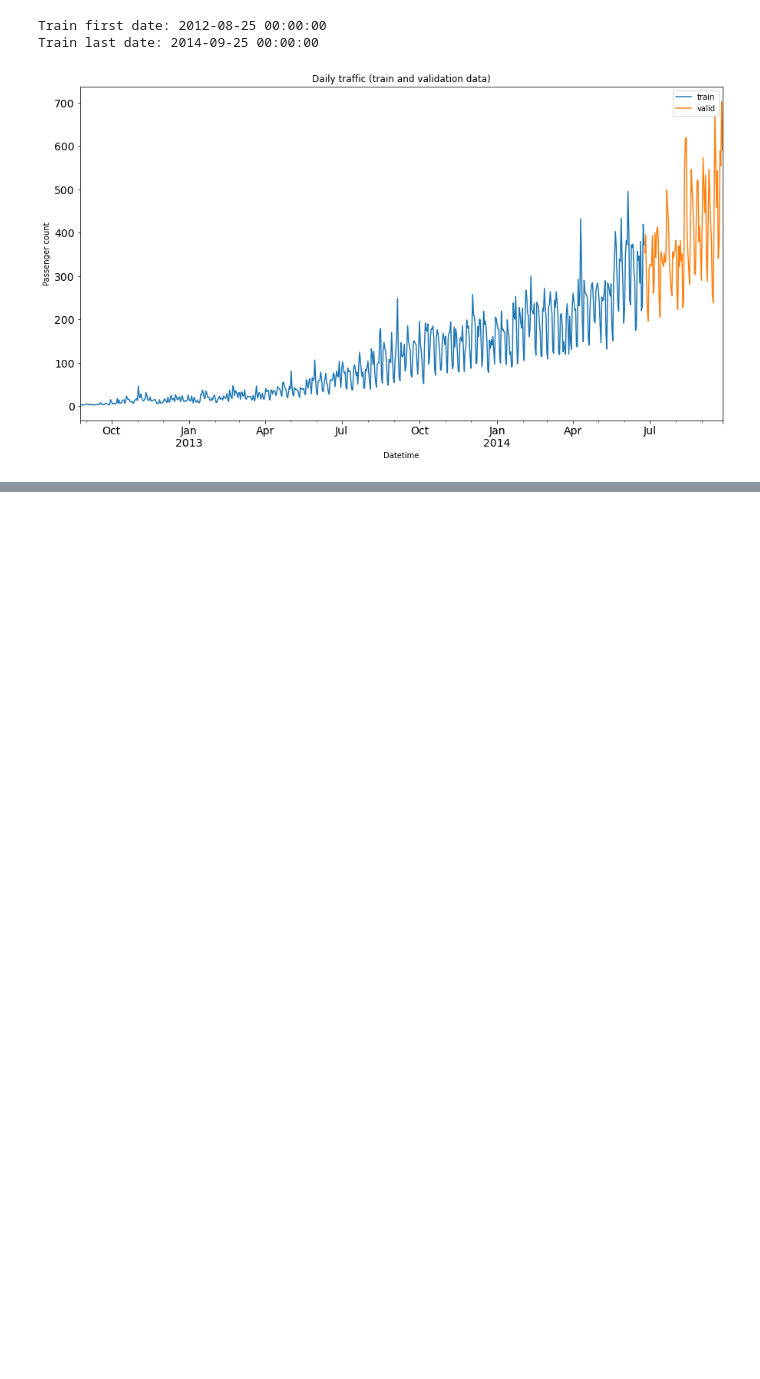
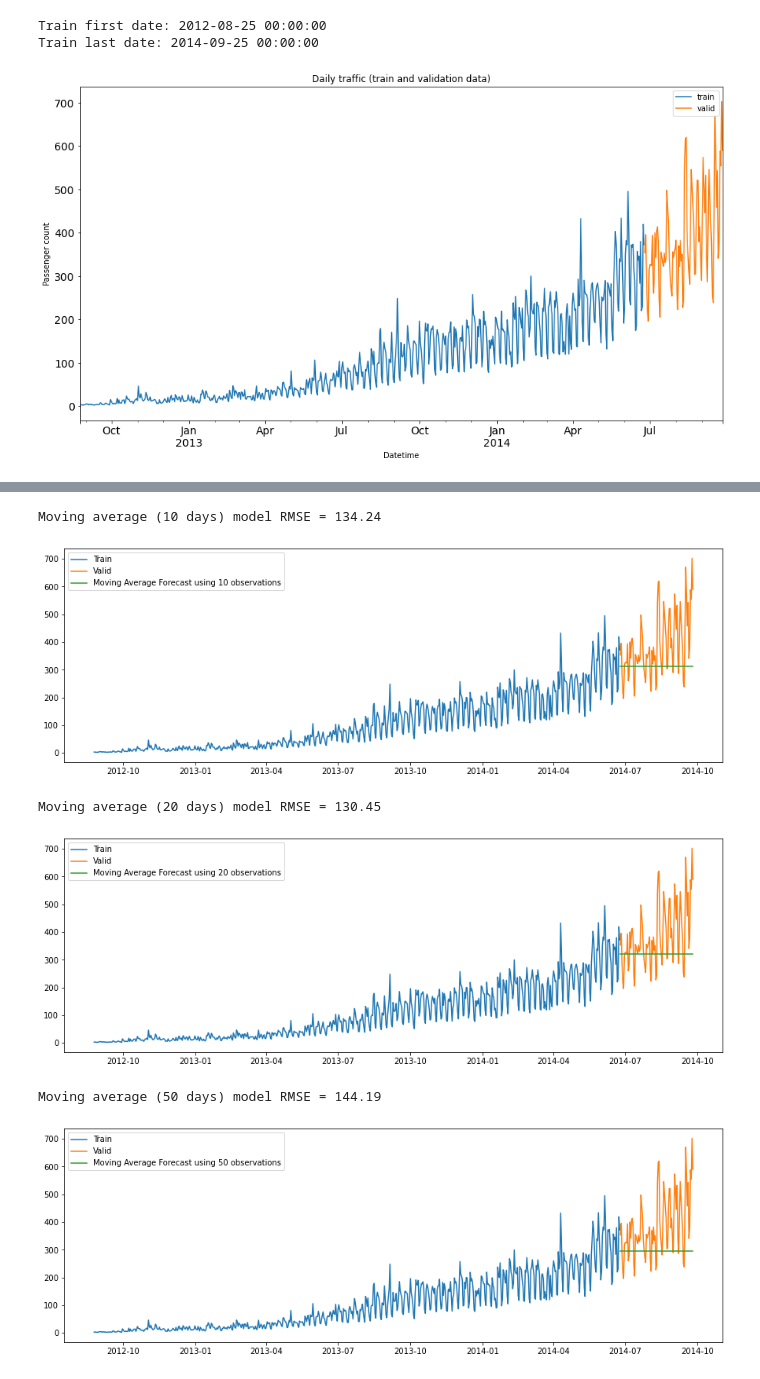
Before and after one commit to MAyub114/time_series_forecasting, a Jupyter notebook: ts_forecasting.ipynb, the cells around one changed output, grey strips where cells are left out. Cells and saved outputs as stored; diff of their text form; code cells hidden in the pictures; blank space fills up the shorter version.

```diff
--- a/ts_forecasting.ipynb
+++ b/ts_forecasting.ipynb
@@ -30,3 +36,19 @@ warnings.filterwarnings("ignore")
+# %%
+def plot_moving_average(y_hat_avg, window_size):
+    # Plot train, validation and moving average results
+    plt.figure(figsize=(15,5))
+    plt.plot(train['Count'], label='Train')
+    plt.plot(valid['Count'], label='Valid')
+    plt.plot(y_hat_avg['moving_avg_forecast'], label=f"Moving Average Forecast using {window_size} observations")
+    plt.legend(loc='best')
+    plt.show()
+
+
+def calculate_moving_average(window_size):
+    # Calculate moving average in time window
+    y_hat_avg = valid.copy()
+    y_hat_avg['moving_avg_forecast'] = train['Count'].rolling(window_size).mean().iloc[-1]
+    return y_hat_avg
 # %% [markdown]
 ## Read data
 
@@ -319,0 +397,15 @@ plt.show()
+# %%
+window_sizes = [10, 20, 50]
+for window_size in window_sizes:
+    y_hat_avg = calculate_moving_average(window_size=window_size)
+    # Calculate Root Mean Square Error
+    rmse = sqrt(mean_squared_error(valid.Count, y_hat_avg.moving_avg_forecast))
+    print(f"Moving average ({window_size} days) model RMSE = {rmse:.2f}")
+    plot_moving_average(y_hat_avg, window_size=window_size)
+# %% [output]
+Moving average (10 days) model RMSE = 134.24
+[figure, added]
+Moving average (20 days) model RMSE = 130.45
+[figure, added]
+Moving average (50 days) model RMSE = 144.19
+[figure, added]
```
Also changed, not shown: parts of 8 cells of this notebook.
